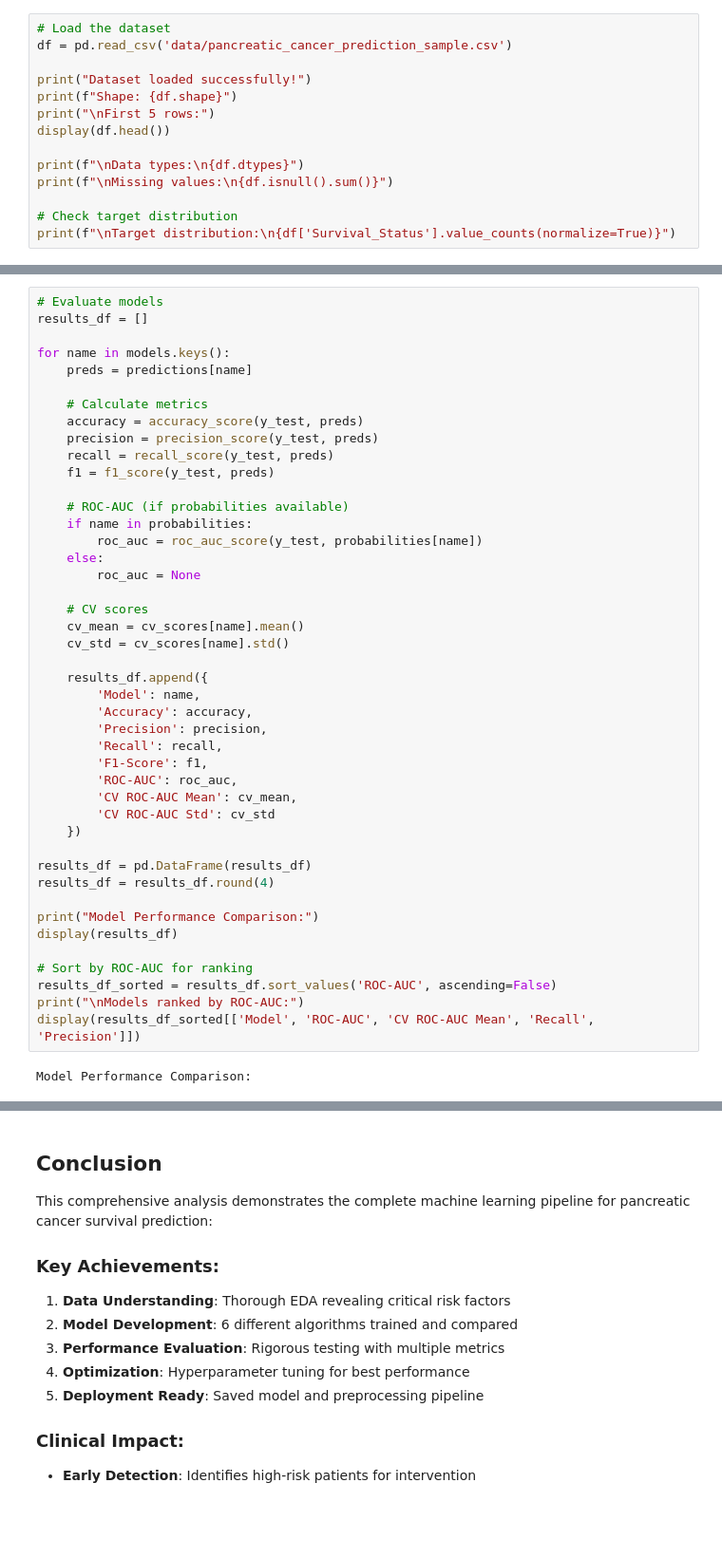
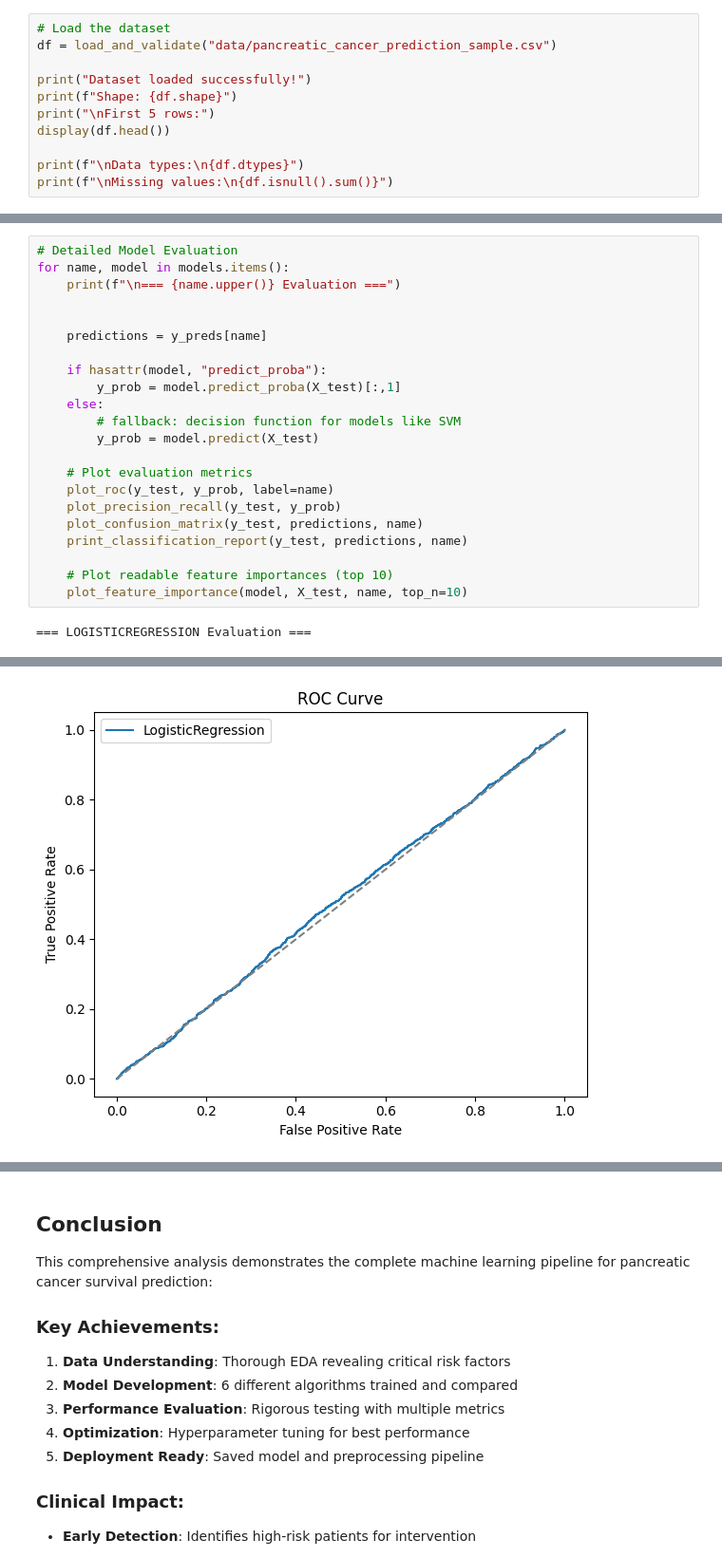
Before and after one commit to aman1678/Pancreatic-Cancer-Analysis, a Jupyter notebook: results.ipynb, the cells around one changed output, grey strips where cells are left out. Shown at 95% size. Saved outputs shown, nothing was run; the diff lists cells and outputs as text; blank space fills up the shorter version.

```diff
--- a/results.ipynb
+++ b/results.ipynb
@@ -65,6 +40,6 @@ The data has already been validated in the EDA phase, so we'll proceed with load
 # %%
 # Load the dataset
-df = pd.read_csv('data/pancreatic_cancer_prediction_sample.csv')
+df = load_and_validate("data/pancreatic_cancer_prediction_sample.csv")
 
 print("Dataset loaded successfully!")
 print(f"Shape: {df.shape}")
@@ -73,9 +48,6 @@ display(df.head())
 
 print(f"\nData types:\n{df.dtypes}")
 print(f"\nMissing values:\n{df.isnull().sum()}")
-
-# Check target distribution
-print(f"\nTarget distribution:\n{df['Survival_Status'].value_counts(normalize=True)}")
 # %% [output]
 Dataset loaded successfully!
 Shape: (50000, 24)
@@ -282,48 +341,26 @@ We'll evaluate each model using multiple metrics:
 
 For medical predictions, we prioritize recall (minimizing false negatives) while maintaining reasonable precision.
 # %%
-# Evaluate models
-results_df = []
+# Detailed Model Evaluation
+for name, model in models.items():
+    print(f"\n=== {name.upper()} Evaluation ===")
 
-for name in models.keys():
-    preds = predictions[name]
 
-    # Calculate metrics
-    accuracy = accuracy_score(y_test, preds)
-    precision = precision_score(y_test, preds)
-    recall = recall_score(y_test, preds)
-    f1 = f1_score(y_test, preds)
+    predictions = y_preds[name]
 
-    # ROC-AUC (if probabilities available)
-    if name in probabilities:
-        roc_auc = roc_auc_score(y_test, probabilities[name])
+    if hasattr(model, "predict_proba"):
+        y_prob = model.predict_proba(X_test)[:,1]
     else:
-        roc_auc = None
+        # fallback: decision function for models like SVM
+        y_prob = model.predict(X_test)
 
-    # CV scores
-    cv_mean = cv_scores[name].mean()
-    cv_std = cv_scores[name].std()
+    # Plot evaluation metrics
+    plot_roc(y_test, y_prob, label=name)
+    plot_precision_recall(y_test, y_prob)
+    plot_confusion_matrix(y_test, predictions, name)
+    print_classification_report(y_test, predictions, name)
 
-    results_df.append({
-        'Model': name,
-        'Accuracy': accuracy,
-        'Precision': precision,
-        'Recall': recall,
-        'F1-Score': f1,
-        'ROC-AUC': roc_auc,
-        'CV ROC-AUC Mean': cv_mean,
-        'CV ROC-AUC Std': cv_std
-    })
-
-results_df = pd.DataFrame(results_df)
-results_df = results_df.round(4)
-
-print("Model Performance Comparison:")
-display(results_df)
-
-# Sort by ROC-AUC for ranking
-results_df_sorted = results_df.sort_values('ROC-AUC', ascending=False)
-print("\nModels ranked by ROC-AUC:")
-display(results_df_sorted[['Model', 'ROC-AUC', 'CV ROC-AUC Mean', 'Recall', 'Precision']])
+    # Plot readable feature importances (top 10)
+    plot_feature_importance(model, X_test, name, top_n=10)
 # %% [output]
-Model Performance Comparison:
+=== LOGISTICREGRESSION Evaluation ===
@@ -332,0 +367 @@ Model Performance Comparison:
+[figure, added]
```
Also changed, not shown: parts of 24 cells of this notebook, 6 other files.
